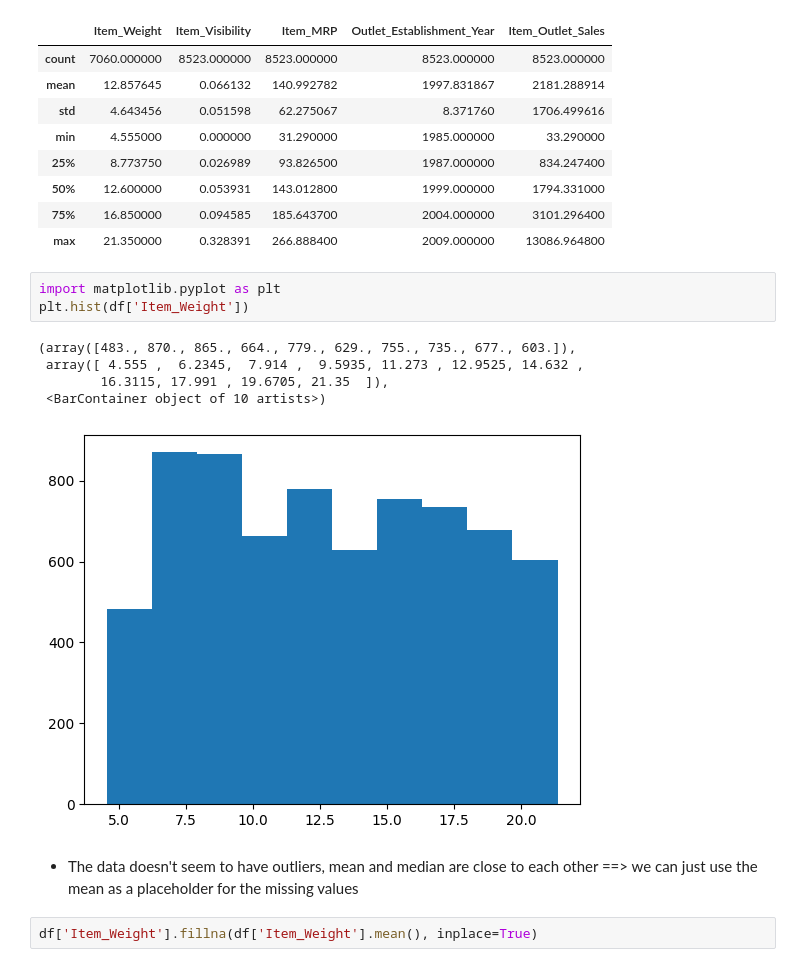
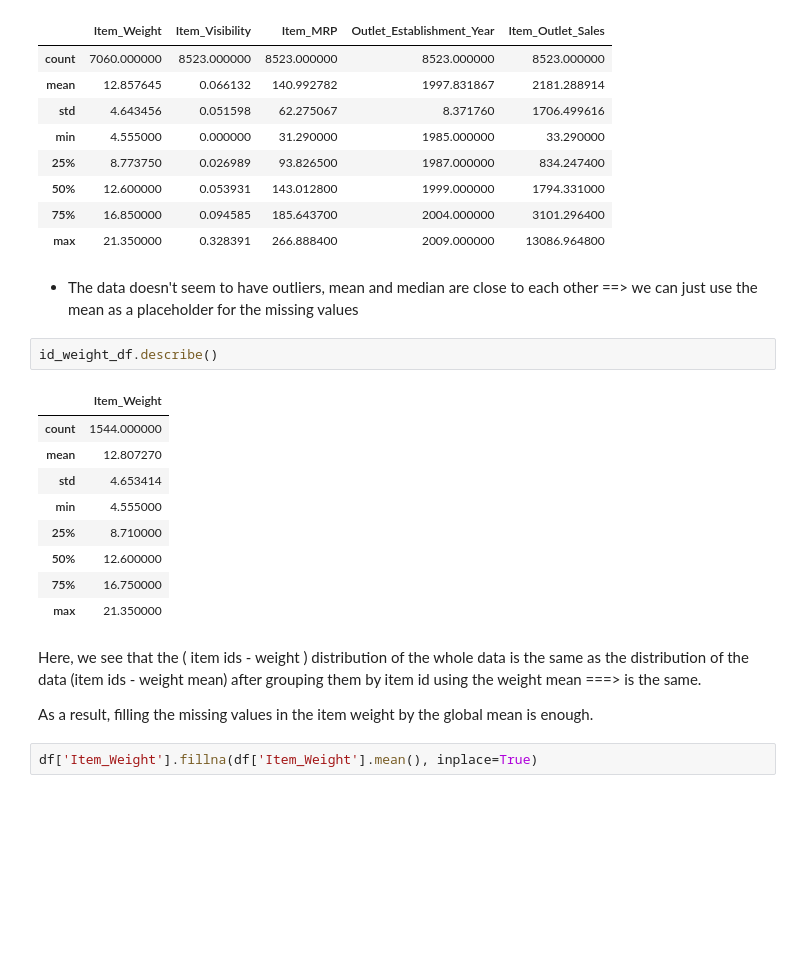
Before and after one commit to kinanajoudeh/Prediction-of-Product-Sales, a Jupyter notebook: Prediction_of_Product_Sales.ipynb, the cells around one changed output. Saved outputs shown, nothing was run; the diff lists cells and outputs as text; blank space fills up the shorter version.

```diff
--- a/Prediction_of_Product_Sales.ipynb
+++ b/Prediction_of_Product_Sales.ipynb
@@ -132,16 +185,24 @@ df.describe()
 | 50% | 12.600000 | 0.053931 | 143.012800 | 1999.000000 | 1794.331000 |
 | 75% | 16.850000 | 0.094585 | 185.643700 | 2004.000000 | 3101.296400 |
 | max | 21.350000 | 0.328391 | 266.888400 | 2009.000000 | 13086.964800 |
-# %%
-import matplotlib.pyplot as plt
-plt.hist(df['Item_Weight'])
-# %% [output]
-(array([483., 870., 865., 664., 779., 629., 755., 735., 677., 603.]),
- array([ 4.555 ,  6.2345,  7.914 ,  9.5935, 11.273 , 12.9525, 14.632 ,
-        16.3115, 17.991 , 19.6705, 21.35  ]),
- <BarContainer object of 10 artists>)
-[figure, removed]
 # %% [markdown]
   - The data doesn't seem to have outliers, mean and median are close to each other ==> we can just use the mean as a placeholder for the missing values
+# %%
+id_weight_df.describe()
+# %% [output]
+|  | Item_Weight |
+| count | 1544.000000 |
+| mean | 12.807270 |
+| std | 4.653414 |
+| min | 4.555000 |
+| 25% | 8.710000 |
+| 50% | 12.600000 |
+| 75% | 16.750000 |
+| max | 21.350000 |
+# %% [markdown]
+Here, we see that the ( item ids - weight ) distribution of the whole data is the same as the distribution of the data (item ids - weight mean) after grouping them by item id using the weight mean ===> is the same.
+
+
+As a result, filling the missing values in the item weight by the global mean is enough.
 # %%
 df['Item_Weight'].fillna(df['Item_Weight'].mean(), inplace=True)
```
Also changed, not shown: parts of 15 cells of this notebook.
